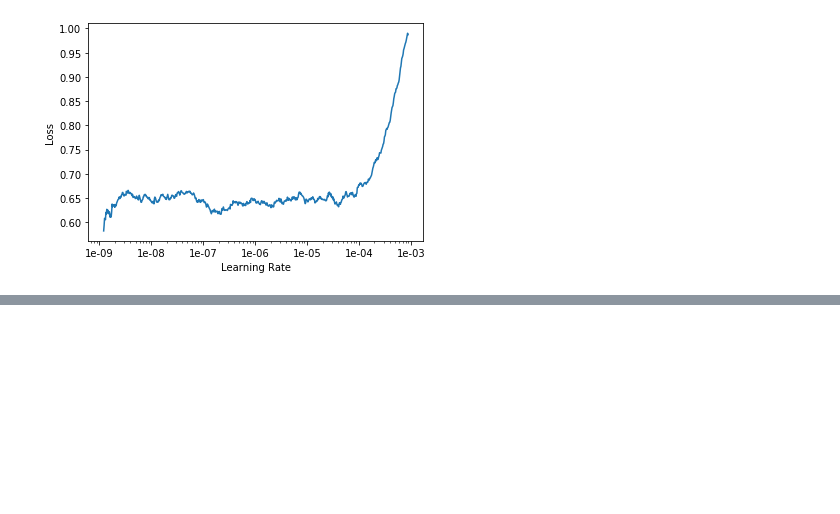
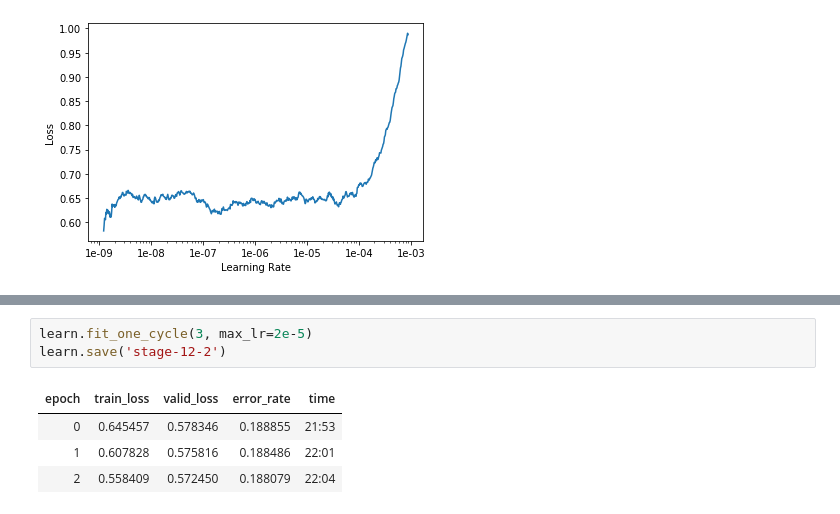
Before and after one commit to Arden-Zhu/fashion_net2, a Jupyter notebook: DeepFashion_classifer_by_category_picked.ipynb, the cells around one changed output, grey strips where cells are left out. Drawn from its saved outputs; the diff is of its cells as text; blank space fills up the shorter version.

```diff
--- a/DeepFashion_classifer_by_category_picked.ipynb
+++ b/DeepFashion_classifer_by_category_picked.ipynb
@@ -489,0 +540,8 @@ learn.save('stage-12-1')
+# %%
+learn.fit_one_cycle(3, max_lr=2e-5)
+learn.save('stage-12-2')
+# %% [output]
+| epoch | train_loss | valid_loss | error_rate | time |
+| 0 | 0.645457 | 0.578346 | 0.188855 | 21:53 |
+| 1 | 0.607828 | 0.575816 | 0.188486 | 22:01 |
+| 2 | 0.558409 | 0.572450 | 0.188079 | 22:04 |
```
Also changed, not shown: parts of 17 cells of this notebook.
